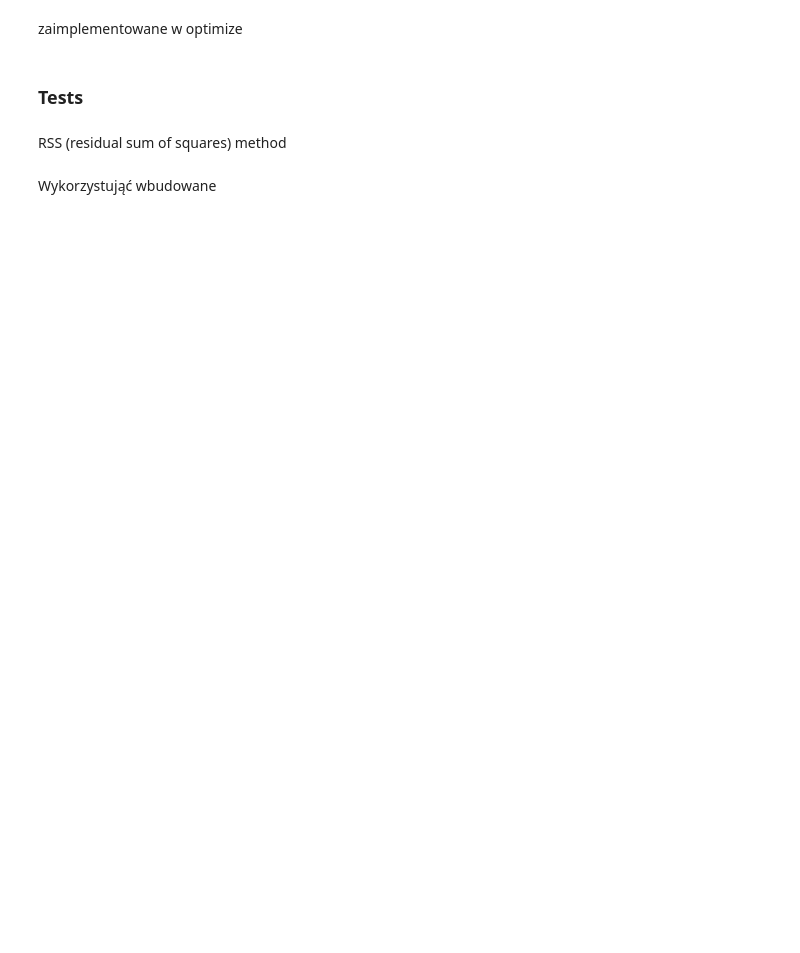
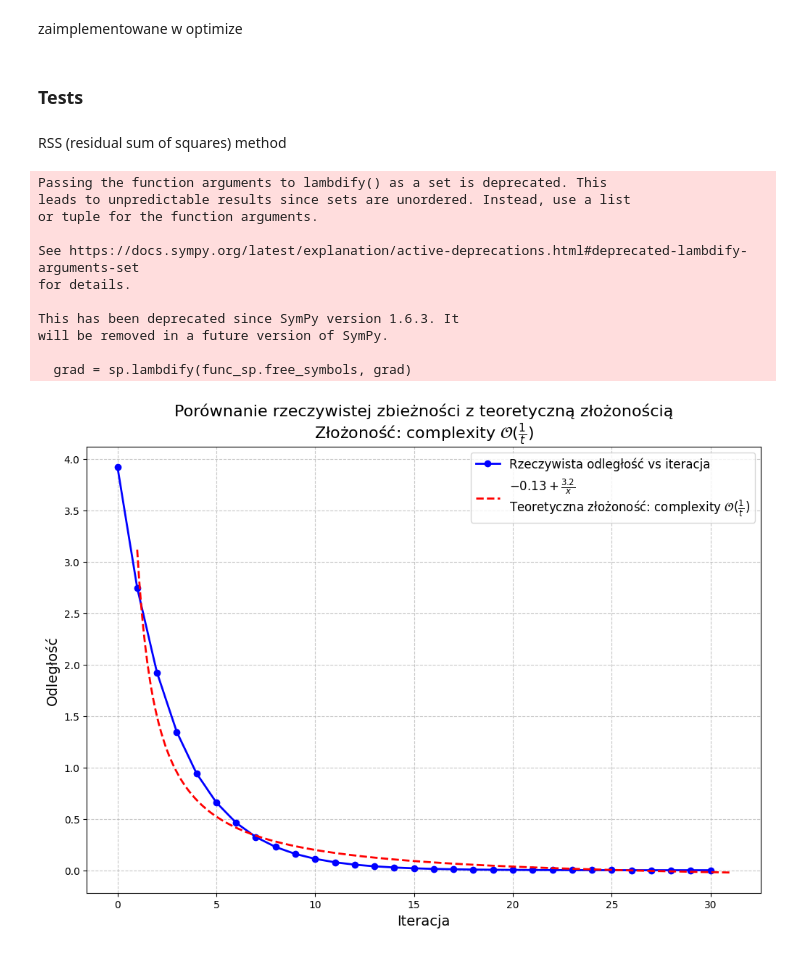
Before and after one commit to maxi7524/proseminarium, a Jupyter notebook: summary.ipynb, the cells around one changed output. Cells and saved outputs as stored; diff of their text form; code cells hidden in the pictures; blank space fills up the shorter version.

Commit message:
all algorithms and plots

```diff
--- a/summary.ipynb
+++ b/summary.ipynb
@@ -39,0 +13,9 @@ def gradient_descent(x, y, cost_function, d_cost_function, iterations = 100, lea
+# %%
+# global parameters
+
+# algoritms
+
+# plots
+
+# approximation
+lower_cut = 1 # starting point of aproximation
@@ -50,2 +247,0 @@ def RSS(y_true, y_predicted):
-# %% [markdown]
-Wykorzystująć wbudowane
@@ -51,0 +260,46 @@ Wykorzystująć wbudowane
+# %%
+# parameters
+lr = 0.3
+n_iter = 30
+x_init = (3, 3)
+x_final = (0, 0.47)
+
+# creating function
+x, y = sp.symbols('x y')
+tf = 5/10 * (x**2 + (y- 0.47)**2)
+
+
+# calculating aproximations
+tf_g_val_gd = gradient_descent(x_init, tf, lr, n_iter, None)
+tf_g_val_sgd = stochatic_gradient_descent(x_init, tf, lr, n_iter, None)
+tf_g_val_mgd = momentum_gradient_descent(x_init, 0.3, tf, lr, n_iter, None)
+tf_g_val_adam = adam_gradient_descent(x_init, tf, lr, n_iter, None)
+
+# compare them (distance) to known minimum (analitically)
+dist_gd = abs(tf_g_val_gd - x_final)
+dist_gd = np.sqrt(dist_gd[:, 0]**2 + dist_gd[:, 1]**2)
+dist_sgd = abs(tf_g_val_sgd - x_final)
+dist_sgd = np.sqrt(dist_sgd[:, 0]**2 + dist_sgd[:, 1]**2)
+dist_mgd = abs(tf_g_val_mgd - x_final)
+dist_mgd = np.sqrt(dist_mgd[:, 0]**2 + dist_mgd[:, 1]**2)
+dist_adam = abs(tf_g_val_adam - x_final)
+dist_adam = np.sqrt(dist_adam[:, 0]**2 + dist_adam[:, 1]**2)
+
+a, b = sp.symbols('a, b')
+plot_complexity(dist_gd, a/x + b, (a, b), 'complexity $\mathcal{O}(\\frac{1}{t})$')
+plot_complexity(dist_sgd, a/x + b, (a, b), 'complexity $\mathcal{O}(\\frac{1}{t})$')
+plot_complexity(dist_mgd,a/x + b, (a, b), 'Complexity $\mathcal{O}(\\frac{1}{t^2})$')
+plot_complexity(dist_adam,a * sp.log(x) + b, (a, b), 'Complexity $\mathcal{O}(\log(1/t))$')
+# %% [output]
+Passing the function arguments to lambdify() as a set is deprecated. This
+leads to unpredictable results since sets are unordered. Instead, use a list
+or tuple for the function arguments.
+
+See https://docs.sympy.org/latest/explanation/active-deprecations.html#deprecated-lambdify-arguments-set
+for details.
+
+This has been deprecated since SymPy version 1.6.3. It
+will be removed in a future version of SymPy.
+
+  grad = sp.lambdify(func_sp.free_symbols, grad)
+[figure, added]
```
Also changed, not shown: parts of 15 cells of this notebook, 1 other file.
